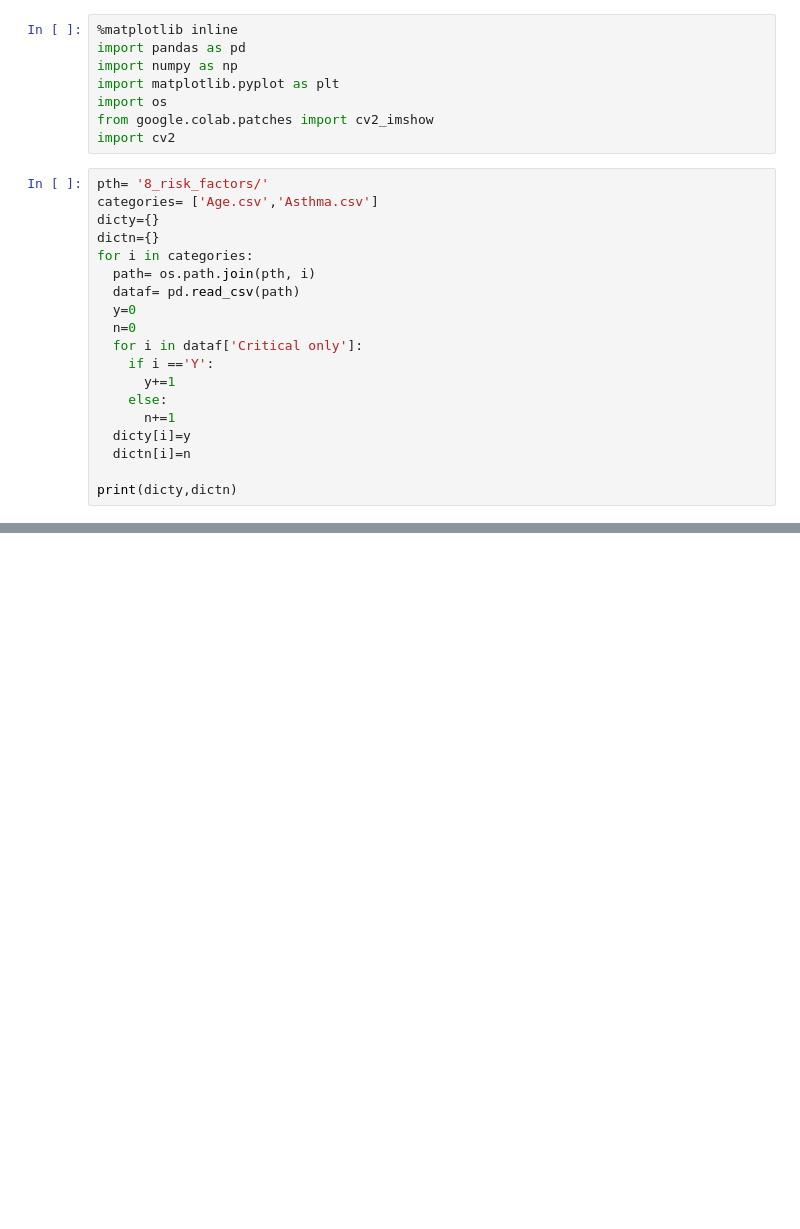
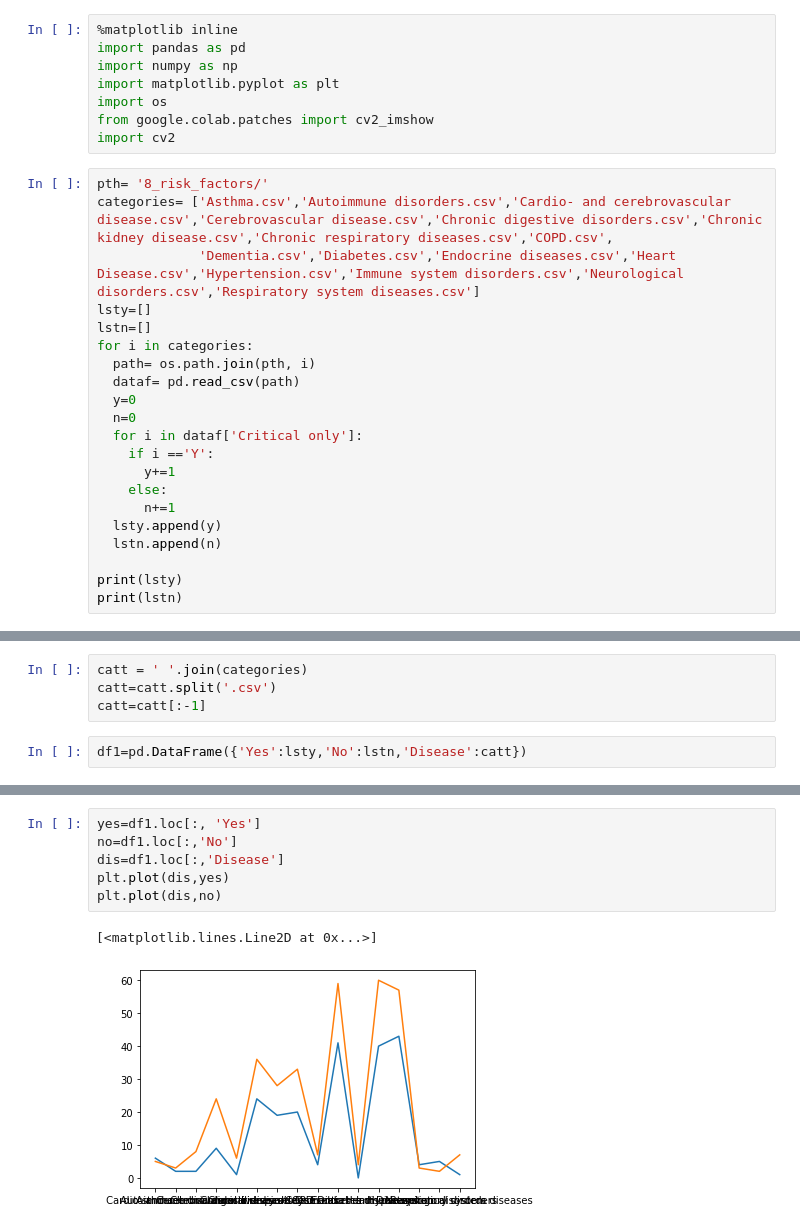
Before and after one commit to spshreya/python_prac, a Jupyter notebook: covid_project.ipynb, the cells around one changed output, grey strips where cells are left out. Drawn from its saved outputs; the diff is of its cells as text; blank space fills up the shorter version.

```diff
--- a/covid_project.ipynb
+++ b/covid_project.ipynb
@@ -54,9 +54,10 @@ from google.colab.patches import cv2_imshow
 import cv2
 # %%
 pth= '8_risk_factors/'
-categories= ['Age.csv','Asthma.csv']
-dicty={}
-dictn={}
+categories= ['Asthma.csv','Autoimmune disorders.csv','Cardio- and cerebrovascular disease.csv','Cerebrovascular disease.csv','Chronic digestive disorders.csv','Chronic kidney disease.csv','Chronic respiratory diseases.csv','COPD.csv',
+             'Dementia.csv','Diabetes.csv','Endocrine diseases.csv','Heart Disease.csv','Hypertension.csv','Immune system disorders.csv','Neurological disorders.csv','Respiratory system diseases.csv']
+lsty=[]
+lstn=[]
 for i in categories:
   path= os.path.join(pth, i)
   dataf= pd.read_csv(path)
@@ -67,8 +68,9 @@ for i in categories:
       y+=1
     else:
       n+=1
-  dicty[i]=y
-  dictn[i]=n
+  lsty.append(y)
+  lstn.append(n)
 
-print(dicty,dictn)
+print(lsty)
+print(lstn)
 # %% [output]
@@ -75,0 +79,6 @@ print(dicty,dictn)
+# %%
+catt = ' '.join(categories)
+catt=catt.split('.csv')
+catt=catt[:-1]
+# %%
+df1=pd.DataFrame({'Yes':lsty,'No':lstn,'Disease':catt})
@@ -75,0 +105,9 @@ print(dicty,dictn)
+# %%
+yes=df1.loc[:, 'Yes']
+no=df1.loc[:,'No']
+dis=df1.loc[:,'Disease']
+plt.plot(dis,yes)
+plt.plot(dis,no)
+# %% [output]
+[<matplotlib.lines.Line2D at 0x...>]
+[figure, added]
```
Also changed, not shown: parts of 3 cells of this notebook.
